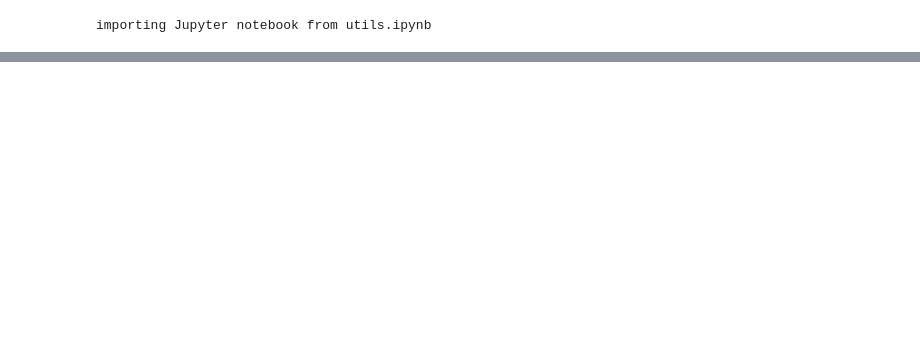
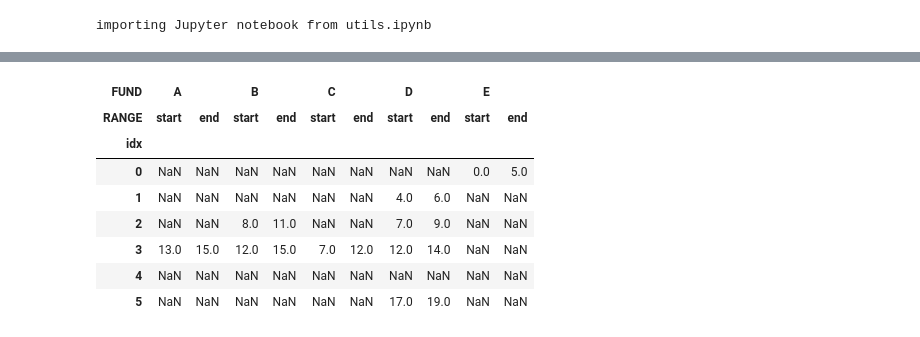
Before and after one commit to w4230213/pydata-book, a Jupyter notebook: Lst-NP.ipynb, the cells around one changed output, grey strips where cells are left out. Saved outputs shown, nothing was run; the diff lists cells and outputs as text; code cells hidden in the pictures; blank space fills up the shorter version.

```diff
--- a/Lst-NP.ipynb
+++ b/Lst-NP.ipynb
@@ -73,0 +249,3 @@ cum_pda
+# %%
+kk = result.diff(axis=1).stack()[::2]+1
+kk
@@ -73,0 +261,3 @@ cum_pda
+# %%
+mask = kk==np.max(kk,axis=0)
+mask
@@ -73,0 +273,13 @@ cum_pda
+# %%
+range_df = result[mask]
+range_df
+# %% [output]
+| FUND | A |  | B |  | C |  | D |  | E |  |
+| RANGE | start | end | start | end | start | end | start | end | start | end |
+| idx |  |  |  |  |  |  |  |  |  |  |
+| 0 | NaN | NaN | NaN | NaN | NaN | NaN | NaN | NaN | 0.0 | 5.0 |
+| 1 | NaN | NaN | NaN | NaN | NaN | NaN | 4.0 | 6.0 | NaN | NaN |
+| 2 | NaN | NaN | 8.0 | 11.0 | NaN | NaN | 7.0 | 9.0 | NaN | NaN |
+| 3 | 13.0 | 15.0 | 12.0 | 15.0 | 7.0 | 12.0 | 12.0 | 14.0 | NaN | NaN |
+| 4 | NaN | NaN | NaN | NaN | NaN | NaN | NaN | NaN | NaN | NaN |
+| 5 | NaN | NaN | NaN | NaN | NaN | NaN | 17.0 | 19.0 | NaN | NaN |
```
Also changed, not shown: parts of 30 cells of this notebook, 1 other file.
